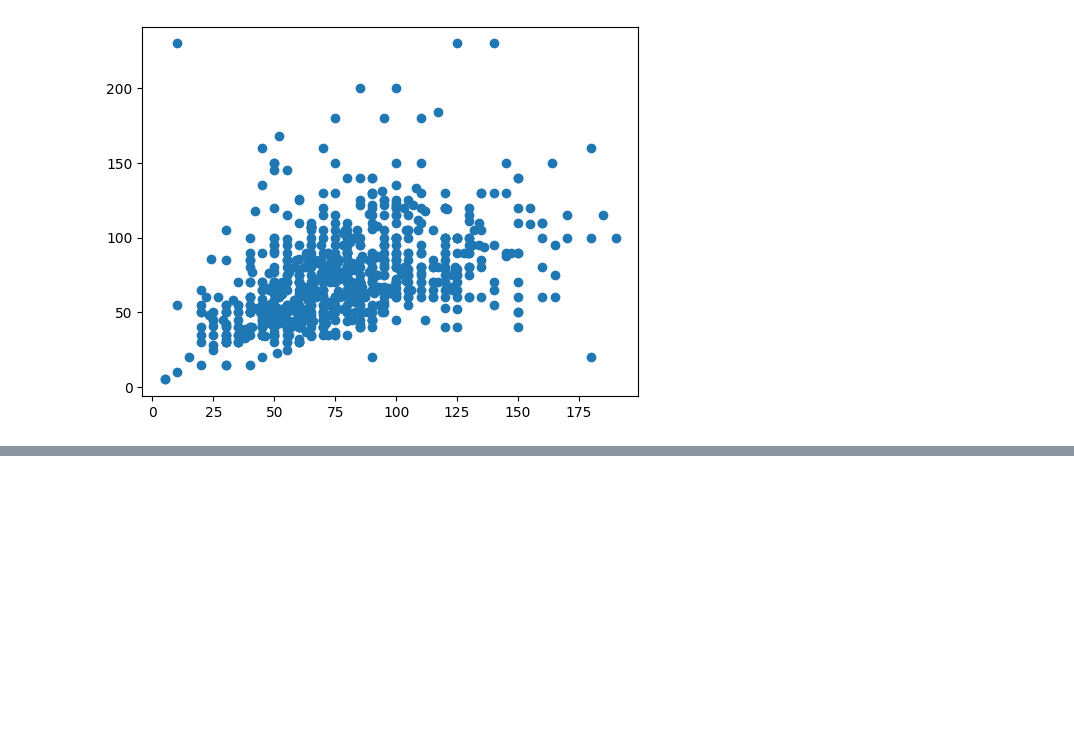
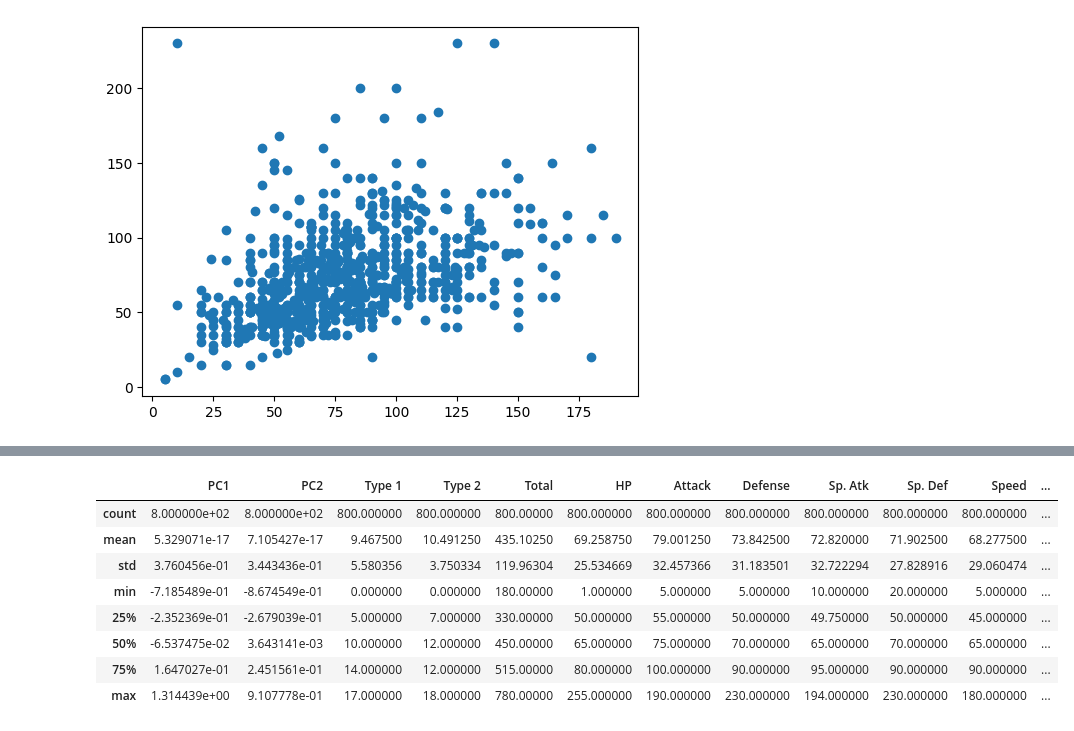
Before and after one commit to RPygramar/Pokemon-Clustering-PT-Edition, a Jupyter notebook: pokemon.ipynb, the cells around one changed output, grey strips where cells are left out. Drawn from its saved outputs; the diff is of its cells as text; code cells hidden in the pictures; blank space fills up the shorter version.

```diff
--- a/pokemon.ipynb
+++ b/pokemon.ipynb
@@ -207,0 +252,24 @@ plt.show()
+# %%
+num_clusters = 3
+kmeans = KMeans(n_clusters=num_clusters, n_init='auto', random_state=5)
+model = kmeans.fit(df_PCA)
+
+df_PCA['cluster'] = model.labels_.astype(str)
+
+# Get the centroids
+centers = model.cluster_centers_
+
+# Plot using Plotly Express
+fig = px.scatter(df_PCA, x=df_PCA['PC1'], y=df_PCA['PC2'], color='cluster', symbol='cluster',
+                 title=f'KMeans Clustering with {num_clusters} Clusters - With PCA',
+                 color_continuous_scale=px.colors.qualitative.Vivid, width=800, height=600)
+
+# Add centroids as scatter points
+centroid_fig = fig.add_scatter(x=centers[:, 0], y=centers[:, 1], mode='markers',
+                               marker=dict(size=10, color='black', symbol='circle', line=dict(width=1)), name = 'Centroids', opacity = 0.7)
+
+# Show the plot with centroids
+centroid_fig.show()
+# %%
+df_total_PCA = pd.concat([df_PCA, df], axis=1)
+df_total_PCA.head()
@@ -207,0 +283,12 @@ plt.show()
+# %%
+df_total_PCA.describe()
+# %% [output]
+|  | PC1 | PC2 | Type 1 | Type 2 | Total | HP | Attack | Defense | Sp. Atk | Sp. Def | Speed | ... |
+| count | 8.000000e+02 | 8.000000e+02 | 800.000000 | 800.000000 | 800.00000 | 800.000000 | 800.000000 | 800.000000 | 800.000000 | 800.000000 | 800.000000 | ... |
+| mean | 5.329071e-17 | 7.105427e-17 | 9.467500 | 10.491250 | 435.10250 | 69.258750 | 79.001250 | 73.842500 | 72.820000 | 71.902500 | 68.277500 | ... |
+| std | 3.760456e-01 | 3.443436e-01 | 5.580356 | 3.750334 | 119.96304 | 25.534669 | 32.457366 | 31.183501 | 32.722294 | 27.828916 | 29.060474 | ... |
+| min | -7.185489e-01 | -8.674549e-01 | 0.000000 | 0.000000 | 180.00000 | 1.000000 | 5.000000 | 5.000000 | 10.000000 | 20.000000 | 5.000000 | ... |
+| 25% | -2.352369e-01 | -2.679039e-01 | 5.000000 | 7.000000 | 330.00000 | 50.000000 | 55.000000 | 50.000000 | 49.750000 | 50.000000 | 45.000000 | ... |
+| 50% | -6.537475e-02 | 3.643141e-03 | 10.000000 | 12.000000 | 450.00000 | 65.000000 | 75.000000 | 70.000000 | 65.000000 | 70.000000 | 65.000000 | ... |
+| 75% | 1.647027e-01 | 2.451561e-01 | 14.000000 | 12.000000 | 515.00000 | 80.000000 | 100.000000 | 90.000000 | 95.000000 | 90.000000 | 90.000000 | ... |
+| max | 1.314439e+00 | 9.107778e-01 | 17.000000 | 18.000000 | 780.00000 | 255.000000 | 190.000000 | 230.000000 | 194.000000 | 230.000000 | 180.000000 | ... |
```
Also changed, not shown: parts of 51 cells of this notebook, 1 other file.
